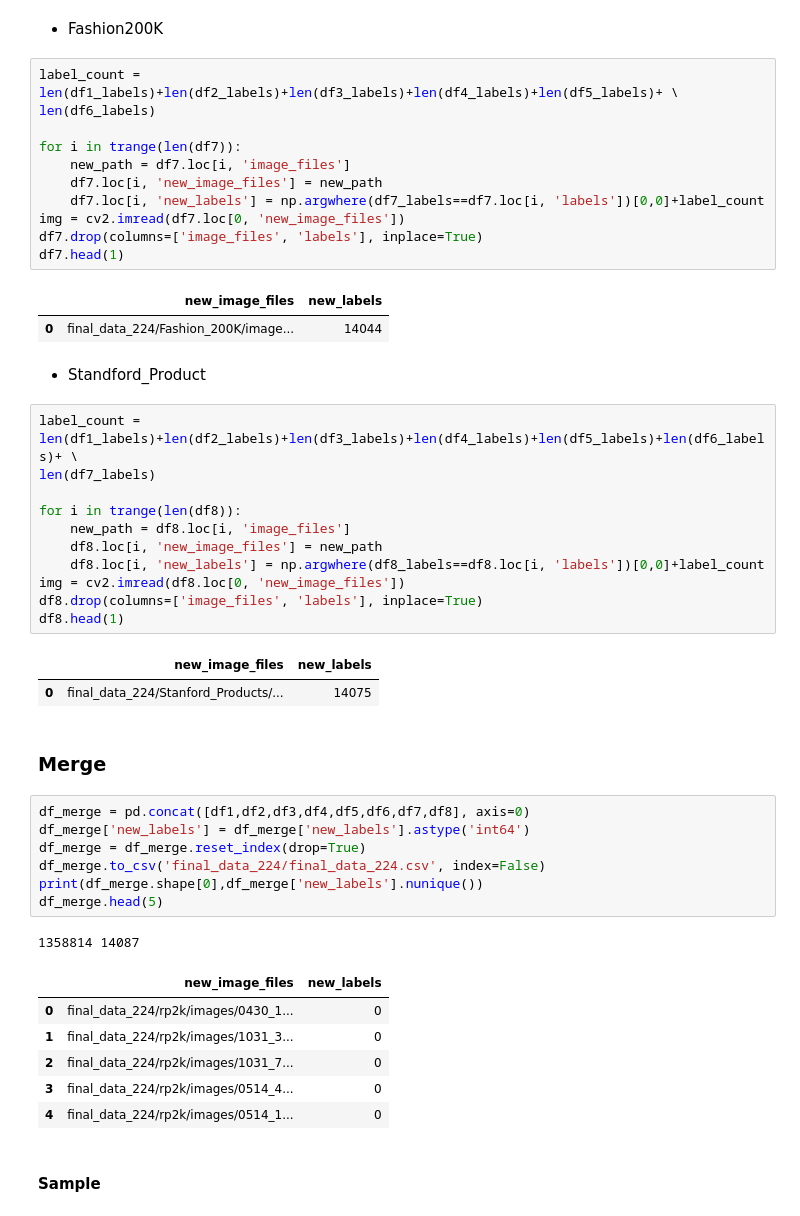
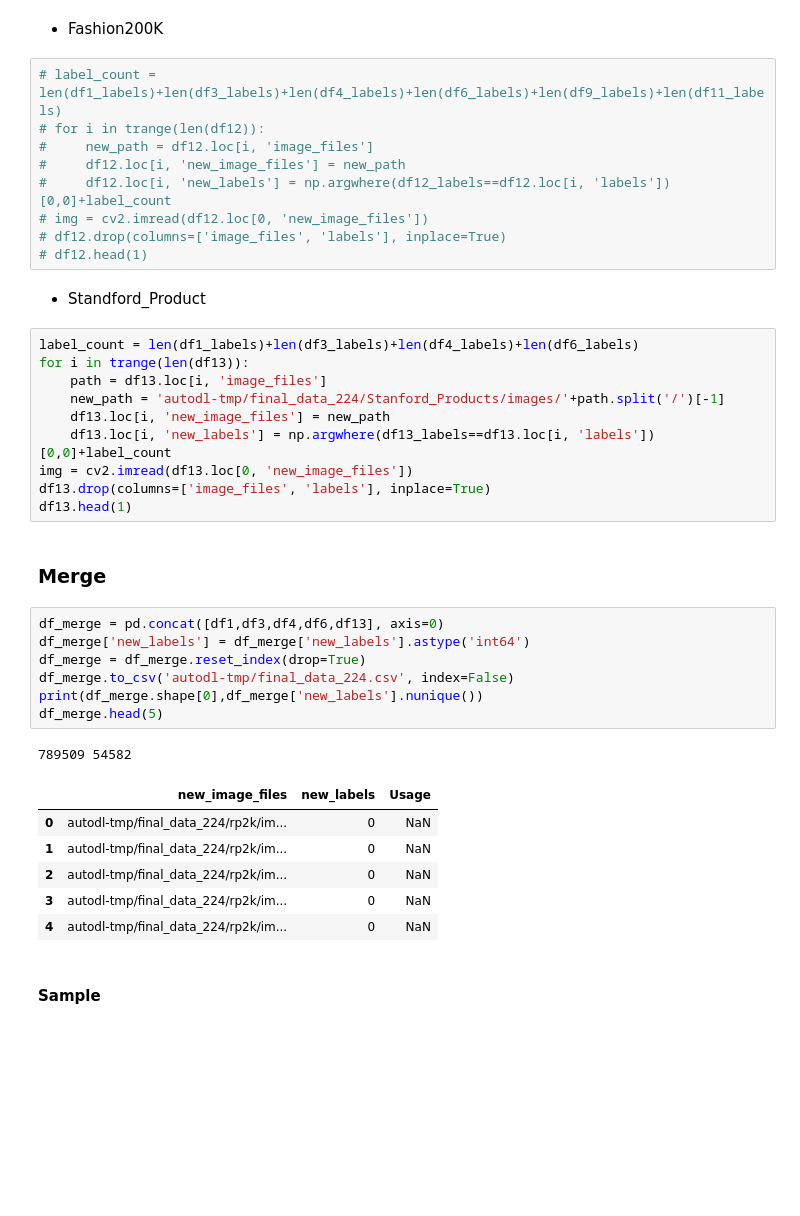
Before and after one commit to niveditarufus/vpr, a Jupyter notebook: big_dataset_creation/Data_Merge.ipynb, the cells around one changed output. Saved outputs shown, nothing was run; the diff lists cells and outputs as text; blank space fills up the shorter version.

```diff
--- a/big_dataset_creation/Data_Merge.ipynb
+++ b/big_dataset_creation/Data_Merge.ipynb
@@ -173,52 +139,43 @@ df6.head(1)
 # %% [markdown]
 * Fashion200K
 # %%
-label_count = len(df1_labels)+len(df2_labels)+len(df3_labels)+len(df4_labels)+len(df5_labels)+ \
-len(df6_labels)
-
-for i in trange(len(df7)):
-    new_path = df7.loc[i, 'image_files']
-    df7.loc[i, 'new_image_files'] = new_path
-    df7.loc[i, 'new_labels'] = np.argwhere(df7_labels==df7.loc[i, 'labels'])[0,0]+label_count
-img = cv2.imread(df7.loc[0, 'new_image_files'])
-df7.drop(columns=['image_files', 'labels'], inplace=True)
-df7.head(1)
+# label_count = len(df1_labels)+len(df3_labels)+len(df4_labels)+len(df6_labels)+len(df9_labels)+len(df11_labels)
+# for i in trange(len(df12)):
+#     new_path = df12.loc[i, 'image_files']
+#     df12.loc[i, 'new_image_files'] = new_path
+#     df12.loc[i, 'new_labels'] = np.argwhere(df12_labels==df12.loc[i, 'labels'])[0,0]+label_count
+# img = cv2.imread(df12.loc[0, 'new_image_files'])
+# df12.drop(columns=['image_files', 'labels'], inplace=True)
+# df12.head(1)
-# %% [output]
-|  | new_image_files | new_labels |
-| 0 | final_data_224/Fashion_200K/image... | 14044 |
 # %% [markdown]
 * Standford_Product
 # %%
-label_count = len(df1_labels)+len(df2_labels)+len(df3_labels)+len(df4_labels)+len(df5_labels)+len(df6_labels)+ \
-len(df7_labels)
-
-for i in trange(len(df8)):
-    new_path = df8.loc[i, 'image_files']
-    df8.loc[i, 'new_image_files'] = new_path
-    df8.loc[i, 'new_labels'] = np.argwhere(df8_labels==df8.loc[i, 'labels'])[0,0]+label_count
-img = cv2.imread(df8.loc[0, 'new_image_files'])
-df8.drop(columns=['image_files', 'labels'], inplace=True)
-df8.head(1)
+label_count = len(df1_labels)+len(df3_labels)+len(df4_labels)+len(df6_labels)
+for i in trange(len(df13)):
+    path = df13.loc[i, 'image_files']
+    new_path = 'autodl-tmp/final_data_224/Stanford_Products/images/'+path.split('/')[-1]
+    df13.loc[i, 'new_image_files'] = new_path
+    df13.loc[i, 'new_labels'] = np.argwhere(df13_labels==df13.loc[i, 'labels'])[0,0]+label_count
+img = cv2.imread(df13.loc[0, 'new_image_files'])
+df13.drop(columns=['image_files', 'labels'], inplace=True)
+df13.head(1)
-# %% [output]
-|  | new_image_files | new_labels |
-| 0 | final_data_224/Stanford_Products/... | 14075 |
 # %% [markdown]
 ### Merge
 # %%
-df_merge = pd.concat([df1,df2,df3,df4,df5,df6,df7,df8], axis=0)
+df_merge = pd.concat([df1,df3,df4,df6,df13], axis=0)
 df_merge['new_labels'] = df_merge['new_labels'].astype('int64')
 df_merge = df_merge.reset_index(drop=True)
-df_merge.to_csv('final_data_224/final_data_224.csv', index=False)
+df_merge.to_csv('autodl-tmp/final_data_224.csv', index=False)
 print(df_merge.shape[0],df_merge['new_labels'].nunique())
 df_merge.head(5)
 # %% [output]
-1358814 14087
+789509 54582
-|  | new_image_files | new_labels |
-| 0 | final_data_224/rp2k/images/0430_1... | 0 |
-| 1 | final_data_224/rp2k/images/1031_3... | 0 |
-| 2 | final_data_224/rp2k/images/1031_7... | 0 |
-| 3 | final_data_224/rp2k/images/0514_4... | 0 |
-| 4 | final_data_224/rp2k/images/0514_1... | 0 |
+|  | new_image_files | new_labels | Usage |
+| 0 | autodl-tmp/final_data_224/rp2k/im... | 0 | NaN |
+| 1 | autodl-tmp/final_data_224/rp2k/im... | 0 | NaN |
+| 2 | autodl-tmp/final_data_224/rp2k/im... | 0 | NaN |
+| 3 | autodl-tmp/final_data_224/rp2k/im... | 0 | NaN |
+| 4 | autodl-tmp/final_data_224/rp2k/im... | 0 | NaN |
 # %% [markdown]
 #### Sample
 # %%
```
Also changed, not shown: parts of 13 cells of this notebook, 2 other files.
